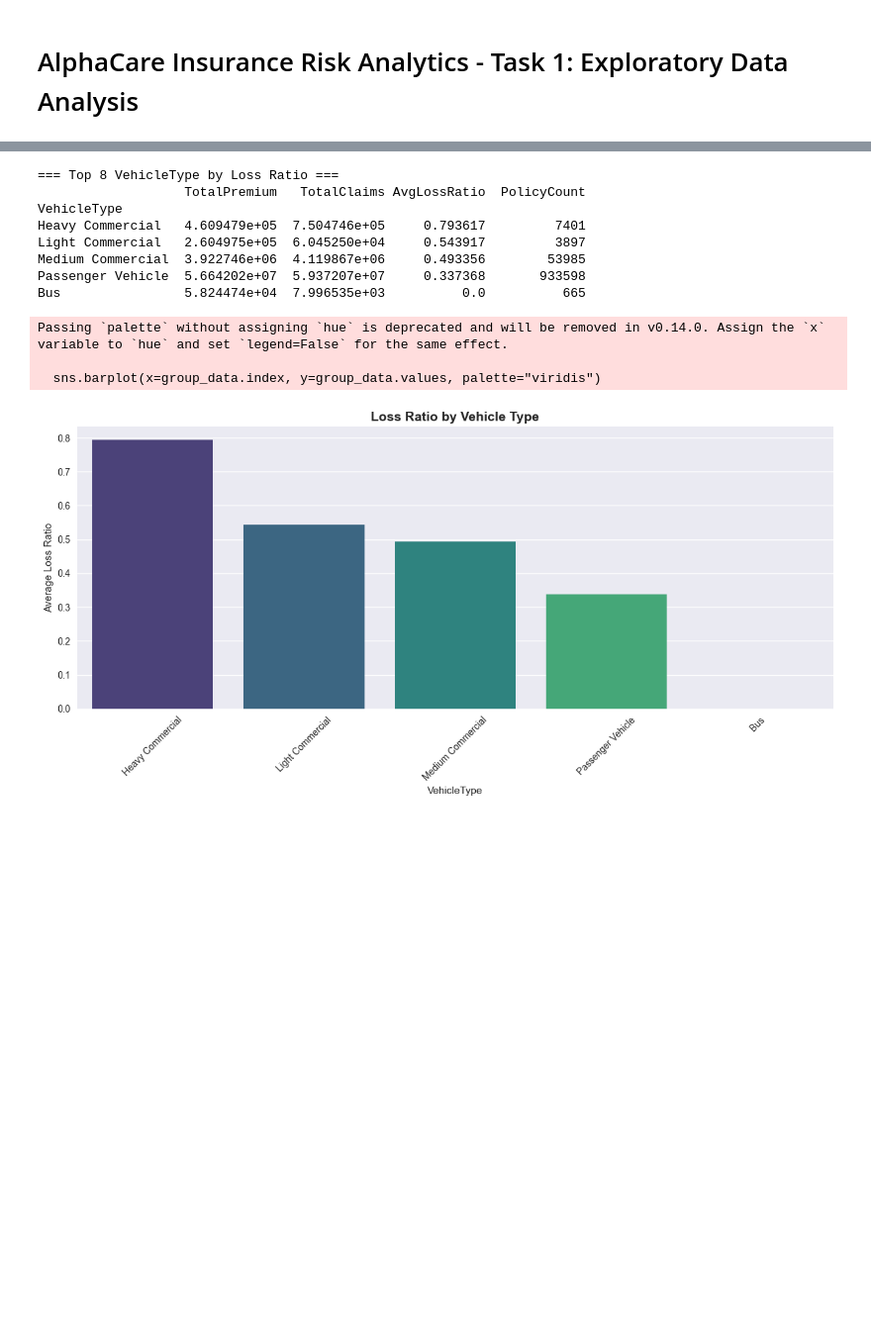
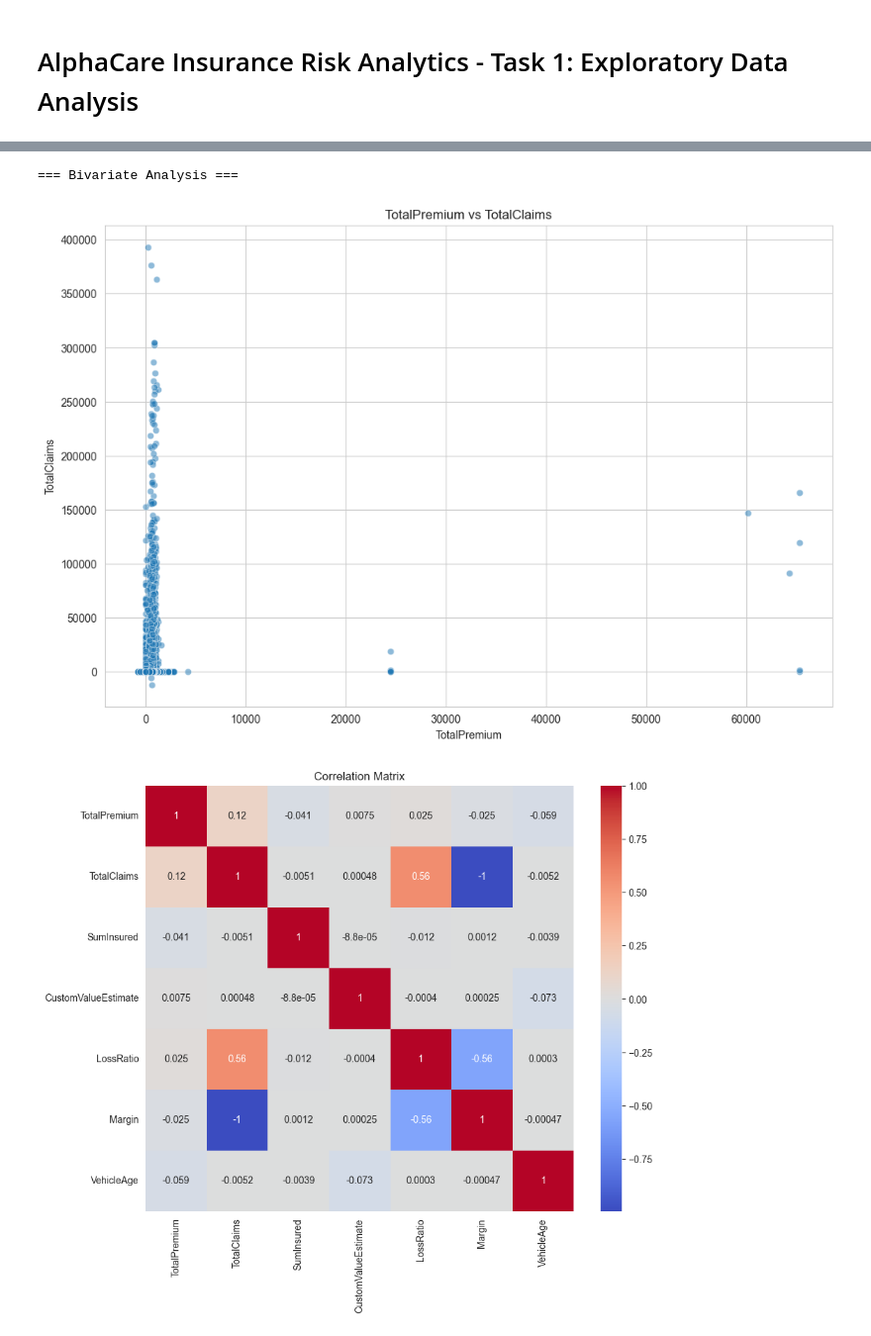
Before and after one commit to MasteryProgram/week-3-insurance-analytics, a Jupyter notebook: notebooks/01_eda.ipynb, the cells around one changed output, grey strips where cells are left out. Shown at 99% size. Saved outputs shown, nothing was run; the diff lists cells and outputs as text; code cells hidden in the pictures; blank space fills up the shorter version.

```diff
--- a/notebooks/01_eda.ipynb
+++ b/notebooks/01_eda.ipynb
@@ -9,18 +16,13 @@ import os
 sys.path.append(os.path.abspath('..'))
 
 import pandas as pd
+import numpy as np
 import matplotlib.pyplot as plt
 import seaborn as sns
+from src.eda_utils import *
 
-from src.eda_utils import (
-    load_and_prepare_data,
-    portfolio_summary,
-    analyze_by_group,
-    plot_loss_ratio_by_group,
-    plot_distributions,
-    correlation_analysis
-)
+sns.set_style("whitegrid")
+%matplotlib inline
 
-# Set plot style
-plt.style.use('seaborn-v0_8')
-%matplotlib inline
+# Load cleaned data
+df = load_clean_data()
@@ -27,4 +33,4 @@ plt.style.use('seaborn-v0_8')
 # %%
-# 1. Load Data
-df = load_and_prepare_data()
+data_summary(df)
+check_missing_values(df)
 # %% [output]
@@ -50,16 +88,6 @@ plot_loss_ratio_by_group(df, 'Province', title='Loss Ratio by Province')
 # %%
-vehicle_analysis = analyze_by_group(df, 'VehicleType', top_n=8)
-plot_loss_ratio_by_group(df, 'VehicleType', title='Loss Ratio by Vehicle Type')
+bivariate_analysis(df)
 # %% [output]
-=== Top 8 VehicleType by Loss Ratio ===
-                   TotalPremium   TotalClaims AvgLossRatio  PolicyCount
-VehicleType
-Heavy Commercial   4.609479e+05  7.504746e+05     0.793617         7401
-Light Commercial   2.604975e+05  6.045250e+04     0.543917         3897
-Medium Commercial  3.922746e+06  4.119867e+06     0.493356        53985
-Passenger Vehicle  5.664202e+07  5.937207e+07     0.337368       933598
-Bus                5.824474e+04  7.996535e+03          0.0          665
+=== Bivariate Analysis ===
-Passing `palette` without assigning `hue` is deprecated and will be removed in v0.14.0. Assign the `x` variable to `hue` and set `legend=False` for the same effect.
-
-  sns.barplot(x=group_data.index, y=group_data.values, palette="viridis")
-[figure, old version]
+[figure, new version]
+[figure, added]
```
Also changed, not shown: parts of 26 cells of this notebook, 7 other files.
